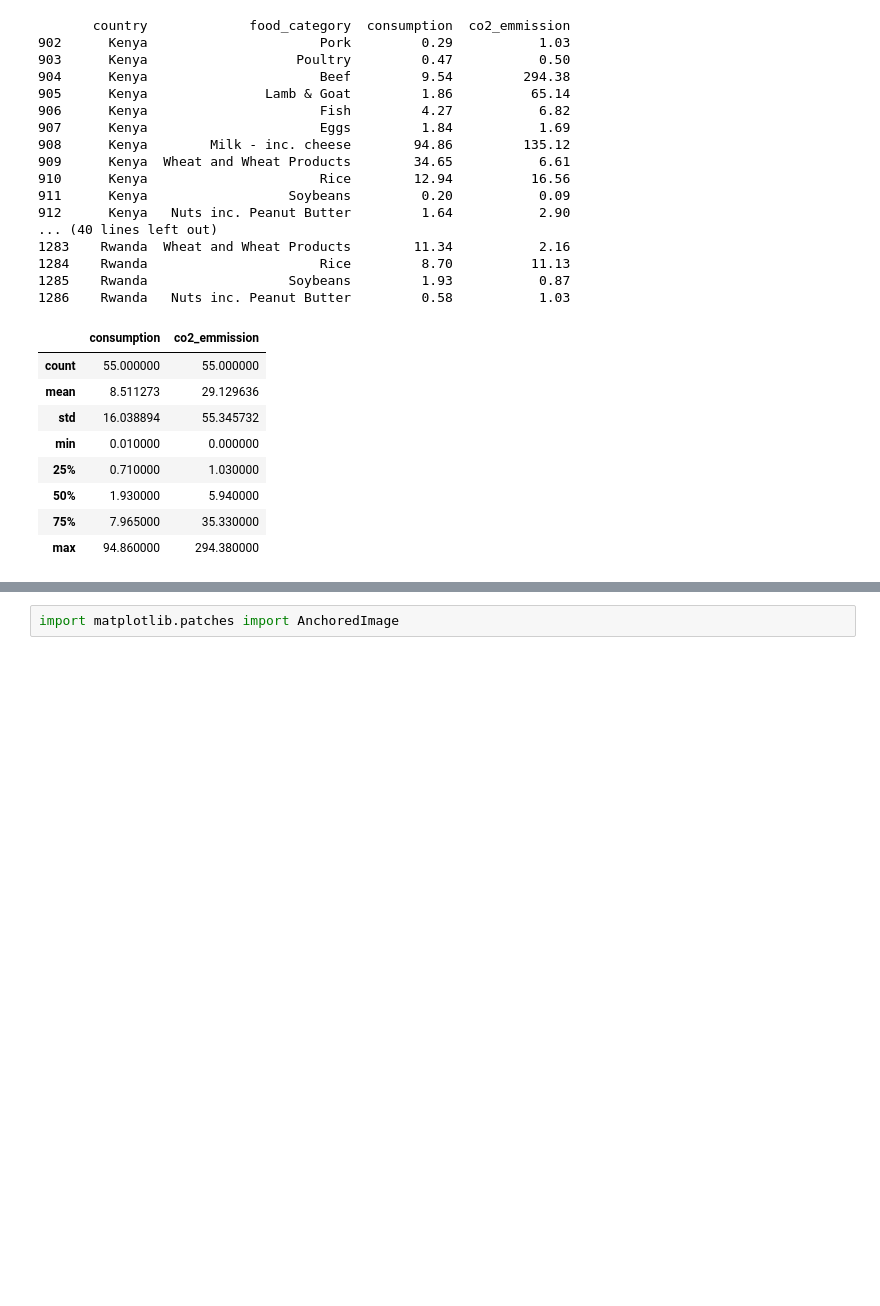
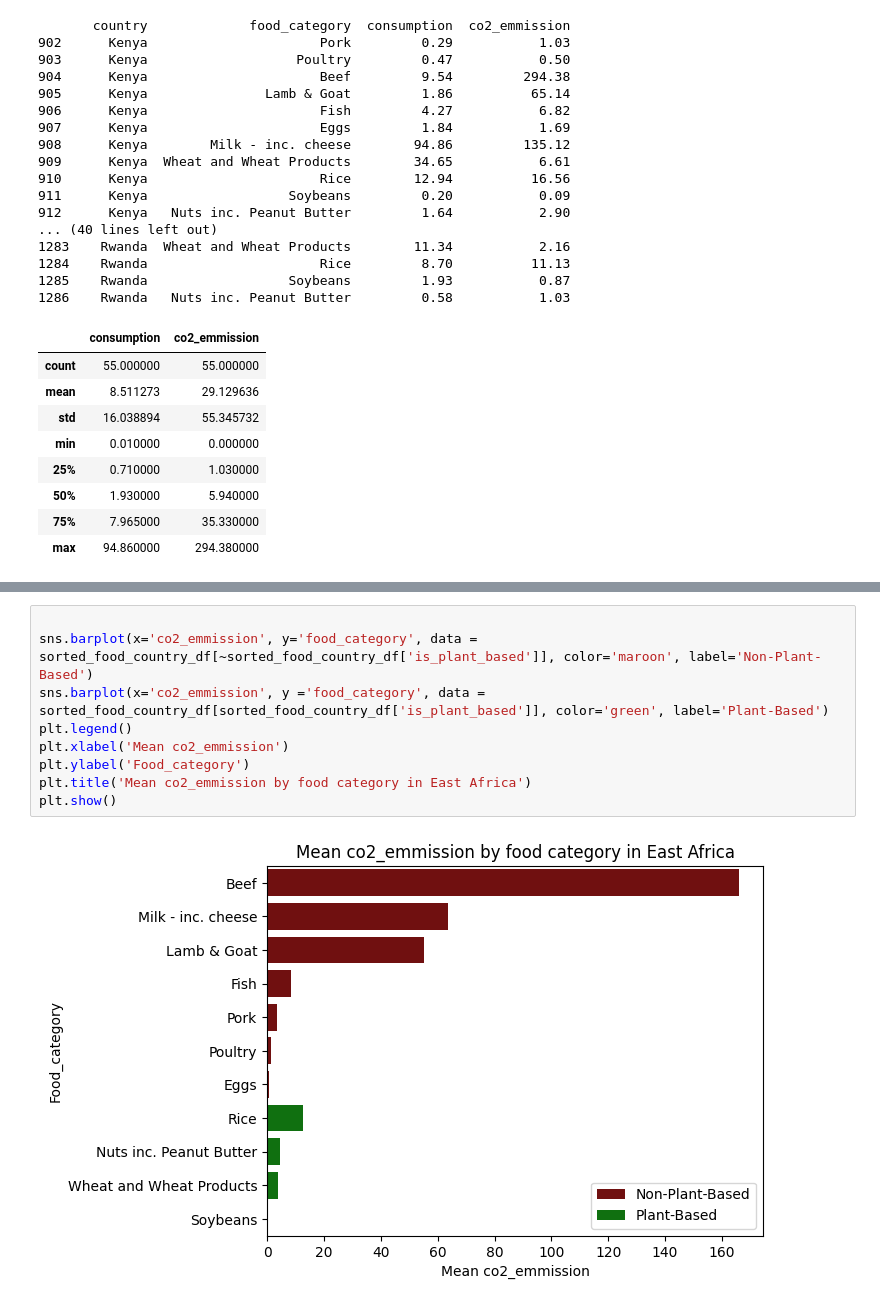
Before and after one commit to Mercymerine/Pandas-Analysis, a Jupyter notebook: food_carbon_footprint.ipynb, the cells around one changed output, grey strips where cells are left out. Saved outputs shown, nothing was run; the diff lists cells and outputs as text; blank space fills up the shorter version.

```diff
--- a/food_carbon_footprint.ipynb
+++ b/food_carbon_footprint.ipynb
@@ -182,2 +222,11 @@ plt.show()
-# %%
-import matplotlib.patches import AnchoredImage
+# %%
+
+sns.barplot(x='co2_emmission', y='food_category', data = sorted_food_country_df[~sorted_food_country_df['is_plant_based']], color='maroon', label='Non-Plant-Based')
+sns.barplot(x='co2_emmission', y ='food_category', data = sorted_food_country_df[sorted_food_country_df['is_plant_based']], color='green', label='Plant-Based')
+plt.legend()
+plt.xlabel('Mean co2_emmission')
+plt.ylabel('Food_category')
+plt.title('Mean co2_emmission by food category in East Africa')
+plt.show()
+# %% [output]
+[figure, added]
```
Also changed, not shown: parts of 9 cells of this notebook.
